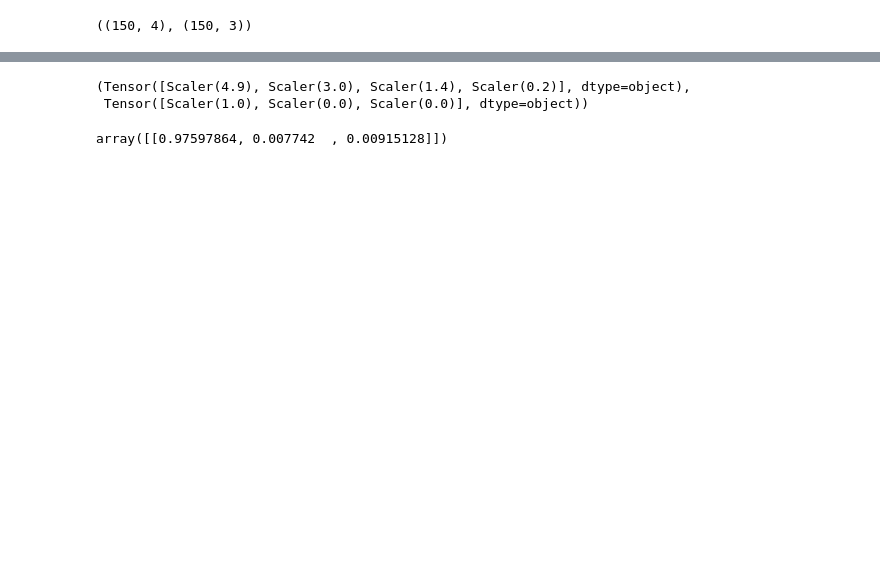
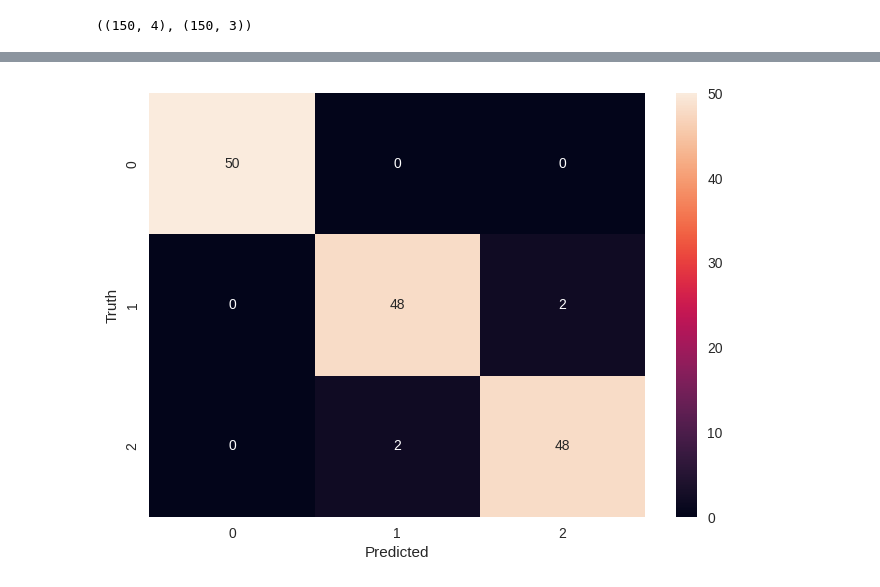
Before and after one commit to rohit-krish/Deeplex, a Jupyter notebook: example_2.ipynb, the cells around one changed output, grey strips where cells are left out. Cells and saved outputs as stored; diff of their text form; code cells hidden in the pictures; blank space fills up the shorter version.

```diff
--- a/example_2.ipynb
+++ b/example_2.ipynb
@@ -82,9 +85,13 @@ plt.show()
-# %%
-X[1], Y[1]
-# %% [output]
-(Tensor([Scaler(4.9), Scaler(3.0), Scaler(1.4), Scaler(0.2)], dtype=object),
- Tensor([Scaler(1.0), Scaler(0.0), Scaler(0.0)], dtype=object))
-# %%
-model(X[1].to_numpy().reshape(1, -1)).to_numpy()
-# %% [output]
-array([[0.97597864, 0.007742  , 0.00915128]])
+# %%
+preds = model(X).to_numpy()
+preds = np.argmax(preds, axis=1)
+
+truth = np.argmax(Y.to_numpy(), axis=1)
+
+cmap = confusion_matrix(truth, preds)
+sb.heatmap(cmap, annot=True)
+plt.xlabel("Predicted")
+plt.ylabel("Truth")
+plt.show()
+# %% [output]
+[figure, added]
```
Also changed, not shown: parts of 6 cells of this notebook.
